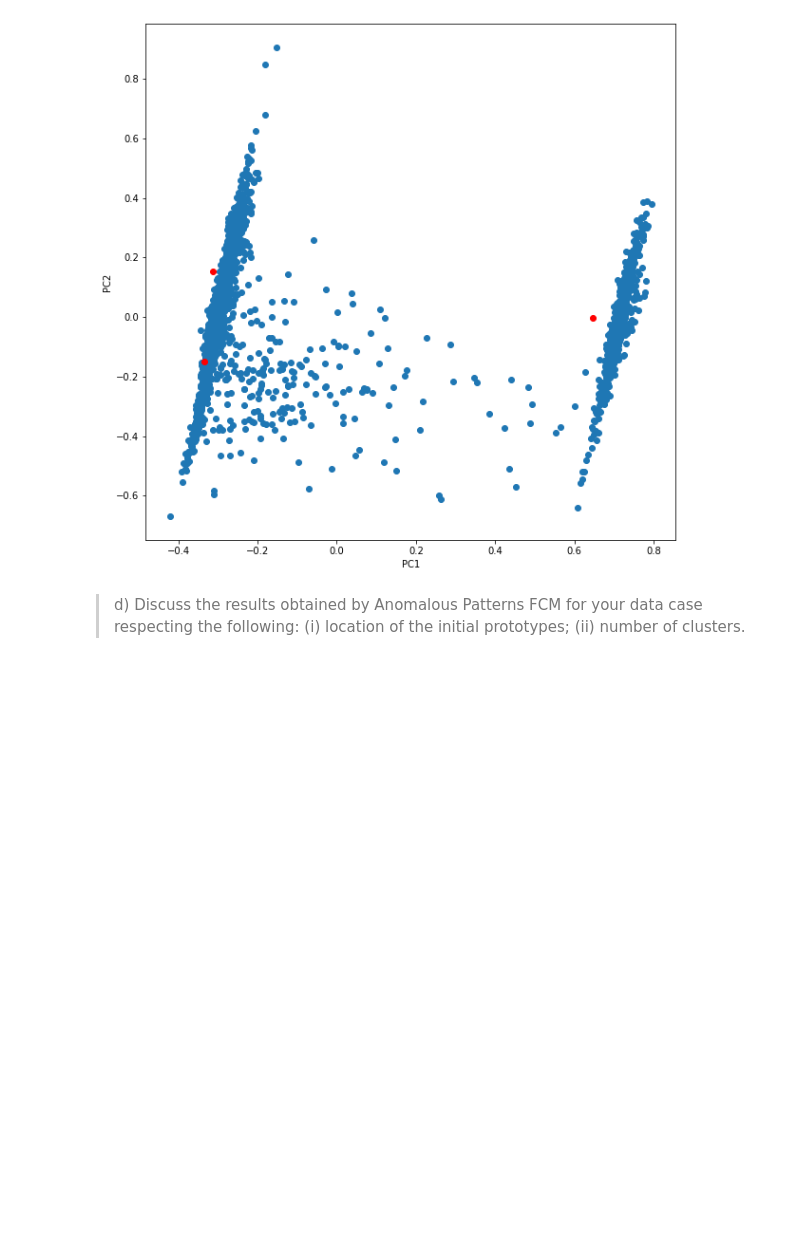
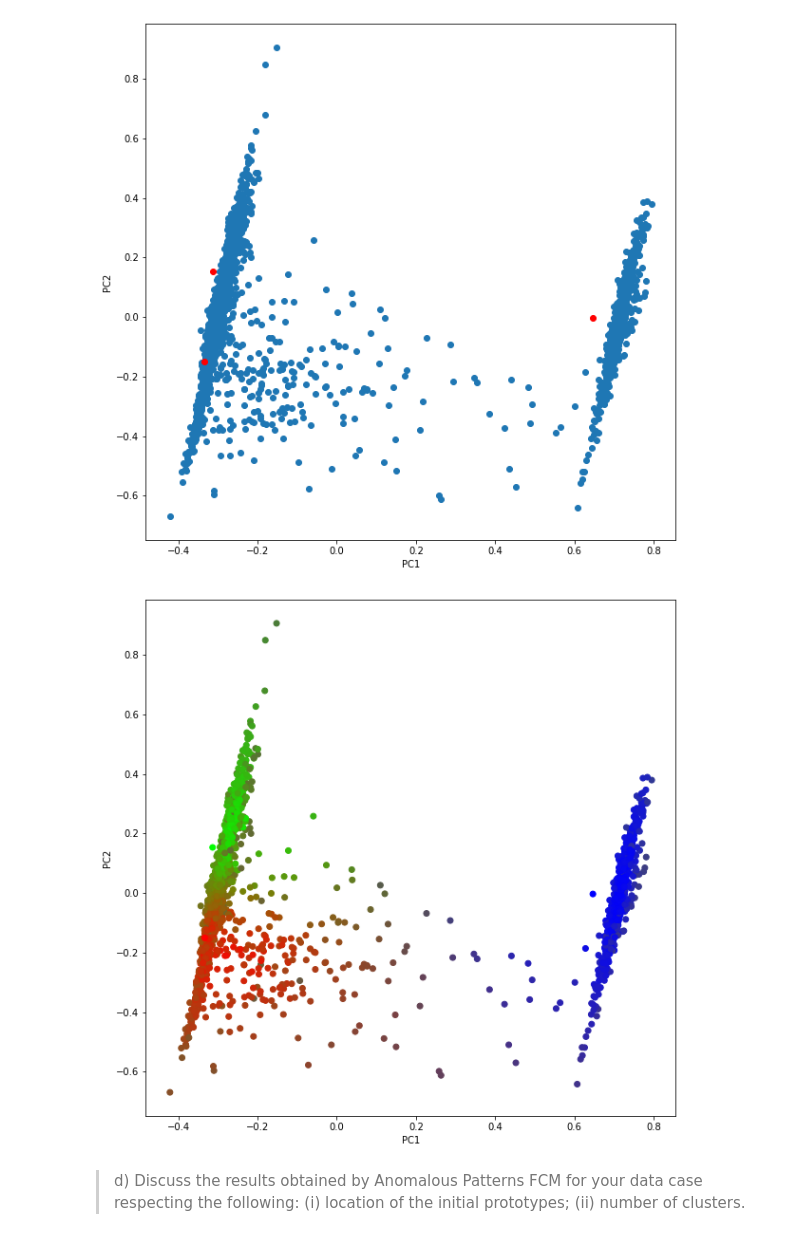
Before and after one commit to StephanEnseleit/Data-Analytics-and-Mining-Project, a Jupyter notebook: analyses/fuzzy_clustering.ipynb, the cells around one changed output. Drawn from its saved outputs; the diff is of its cells as text; code cells hidden in the pictures; blank space fills up the shorter version.

```diff
--- a/analyses/fuzzy_clustering.ipynb
+++ b/analyses/fuzzy_clustering.ipynb
@@ -226,6 +274,40 @@ axis.set_ylabel("PC2", fontsize=10)
 plt.show()
 # %% [output]
 [figure]
+# %%
+import matplotlib.colors
+
+def combine_hex_values(d):
+    d_items = sorted(d.items())
+    tot_weight = sum(d.values())
+    red = int(sum([int(k[:2], 16)*v for k, v in d_items])/tot_weight)
+    green = int(sum([int(k[2:4], 16)*v for k, v in d_items])/tot_weight)
+    blue = int(sum([int(k[4:6], 16)*v for k, v in d_items])/tot_weight)
+    zpad = lambda x: x if len(x)==2 else '0' + x
+    return zpad(hex(red)[2:]) + zpad(hex(green)[2:]) + zpad(hex(blue)[2:])
+
+principalCc = pd.DataFrame(data = pca_cc)
+principalCc['color'] = ['#ff0000', '#00ff00', '#0000ff']
+
+principalDf = pd.DataFrame(data = pca_res)
+scatter_colors = []
+for row in res_50[1].transpose():
+    color_map = {"ff0000": row[0], "00ff00": row[1], "0000ff": row[2]}
+    target_color = combine_hex_values(color_map)
+    scatter_colors.append(matplotlib.colors.to_rgb('#' + target_color))
+principalDf['color'] = colors
+
+fig = plt.figure(figsize=(10,10))
+axis = fig.add_subplot(111)
+axis.scatter(pca_res[:, 0], pca_res[:, 1], c=principalDf['color'], cmap='crest')
+axis.scatter(pca_cc[:, 0], pca_cc[:, 1], c=principalCc['color'], cmap='hot')
+
+axis.set_xlabel("PC1", fontsize=10)
+axis.set_ylabel("PC2", fontsize=10)
+
+plt.show()
+# %% [output]
+[figure, added]
 # %% [markdown]
 > d) Discuss the results obtained by Anomalous Patterns FCM for your data case respecting the following: (i) location of the initial prototypes; (ii) number of clusters.
 # %% [markdown]
```
Also changed, not shown: parts of 11 cells of this notebook.
